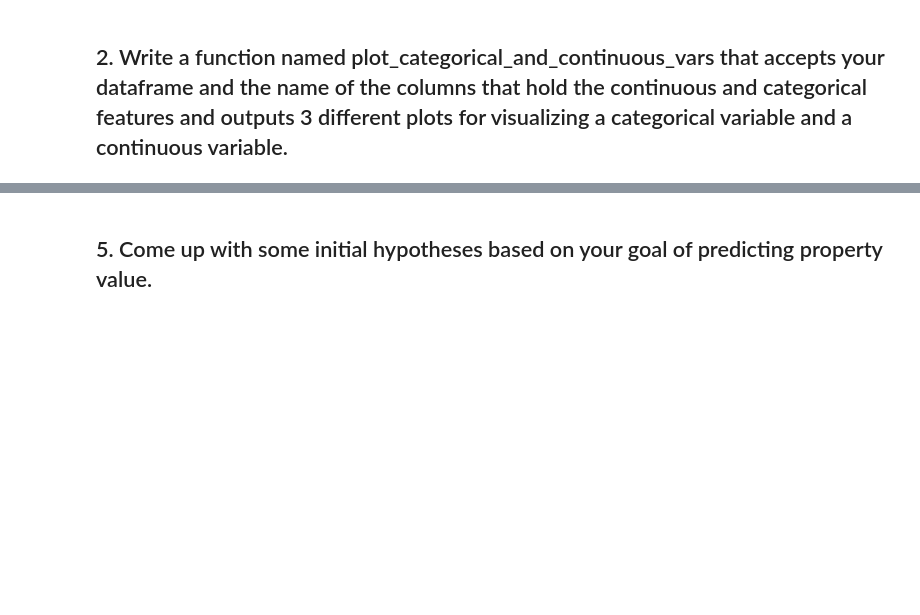
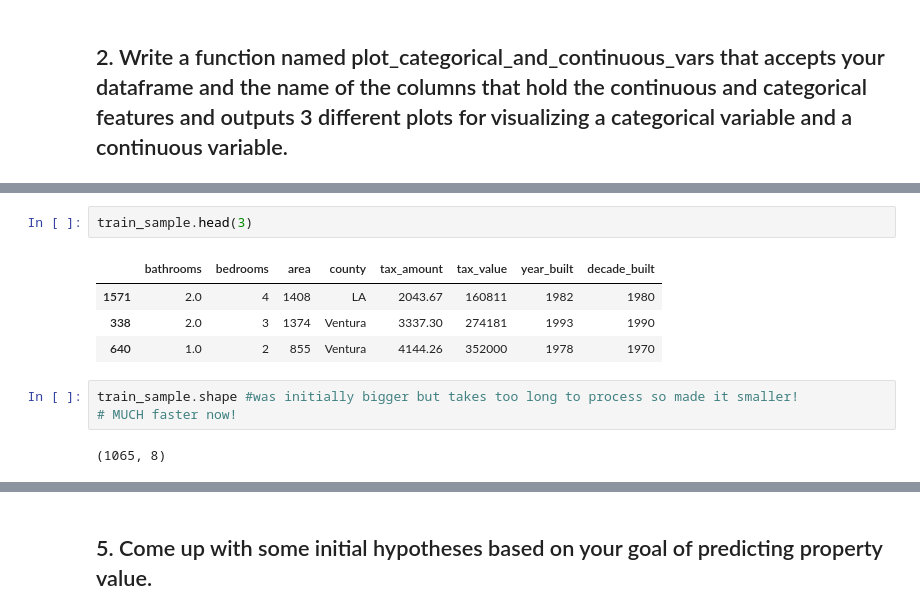
Before and after one commit to Josue-Gonzalez627/regression-exercises, a Jupyter notebook: explore.ipynb, the cells around one changed output, grey strips where cells are left out. Cells and saved outputs as stored; diff of their text form; blank space fills up the shorter version.

```diff
--- a/explore.ipynb
+++ b/explore.ipynb
@@ -133,0 +167,12 @@ plot_variable_pairs(df_sample)
+# %%
+train_sample.head(3)
+# %% [output]
+|  | bathrooms | bedrooms | area | county | tax_amount | tax_value | year_built | decade_built |
+| 1571 | 2.0 | 4 | 1408 | LA | 2043.67 | 160811 | 1982 | 1980 |
+| 338 | 2.0 | 3 | 1374 | Ventura | 3337.30 | 274181 | 1993 | 1990 |
+| 640 | 1.0 | 2 | 855 | Ventura | 4144.26 | 352000 | 1978 | 1970 |
+# %%
+train_sample.shape #was initially bigger but takes too long to process so made it smaller!
+# MUCH faster now!
+# %% [output]
+(1065, 8)
```
Also changed, not shown: parts of 31 cells of this notebook, 3 other files.
